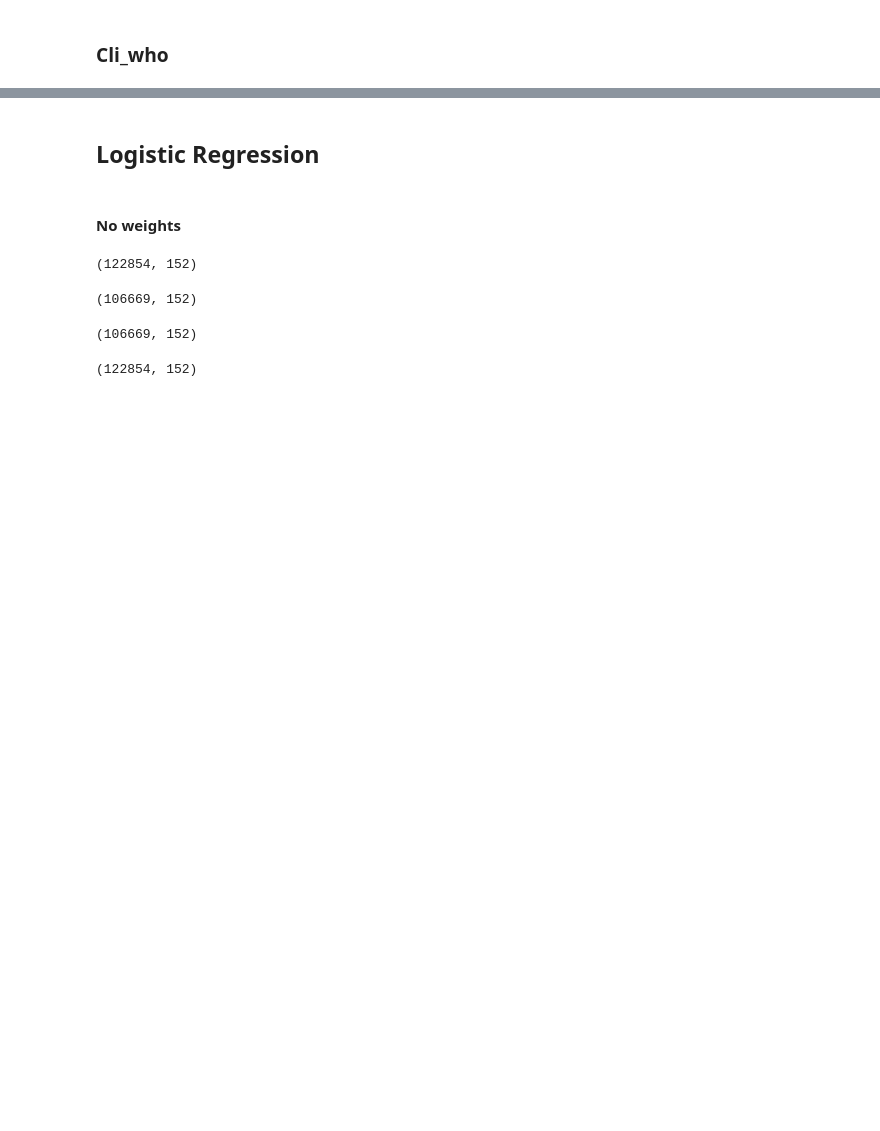
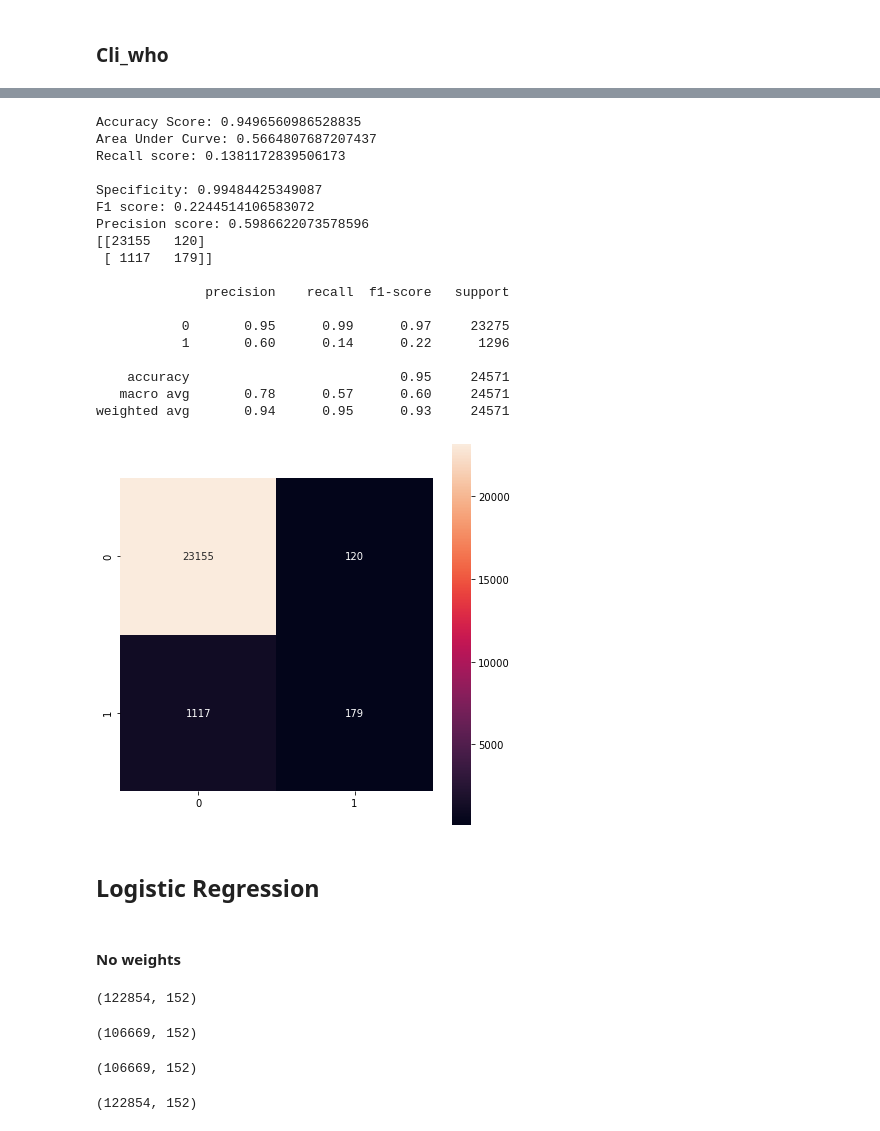
Before and after one commit to JavierAlvarezBenito/Python-imdea, a Jupyter notebook: Germany_Classification.ipynb, the cells around one changed output, grey strips where cells are left out. Drawn from its saved outputs; the diff is of its cells as text; code cells hidden in the pictures; blank space fills up the shorter version.

```diff
--- a/Germany_Classification.ipynb
+++ b/Germany_Classification.ipynb
@@ -1369,3 +1433,40 @@ Accuracy: 0.9634845859064171
+# %%
+# performance
+print(f'Accuracy Score: {accuracy_score(Y_test_NA,X_test_NA)}')
+print(f'Area Under Curve: {roc_auc_score(Y_test_NA, X_test_NA)}')
+print(f'Recall score: {recall_score(Y_test_NA,X_test_NA)}')
+print("")
+matrix = confusion_matrix(Y_test_NA, X_test_NA)
+tn, fp, fn, tp = confusion_matrix(Y_test_NA, X_test_NA).ravel()
+print('Specificity:', tn/(tn+fp))
+print(f'F1 score: {f1_score(Y_test_NA,X_test_NA)}')
+print(f'Precision score: {precision_score(Y_test_NA,X_test_NA)}')
+print(matrix)
+print("")
+print(classification_report(Y_test_NA, X_test_NA))
+plt.figure(figsize=(7,7))
+sns.heatmap(matrix,annot=True, square = True, fmt='g')
+plt.show()
+# %% [output]
+Accuracy Score: 0.9496560986528835
+Area Under Curve: 0.5664807687207437
+Recall score: 0.1381172839506173
+
+Specificity: 0.99484425349087
+F1 score: 0.2244514106583072
+Precision score: 0.5986622073578596
+[[23155   120]
+ [ 1117   179]]
+
+              precision    recall  f1-score   support
+
+           0       0.95      0.99      0.97     23275
+           1       0.60      0.14      0.22      1296
+
+    accuracy                           0.95     24571
+   macro avg       0.78      0.57      0.60     24571
+weighted avg       0.94      0.95      0.93     24571
+[figure, added]
 # %% [markdown]
 ## Logistic Regression
 # %% [markdown]
```
Also changed, not shown: parts of 20 cells of this notebook.
